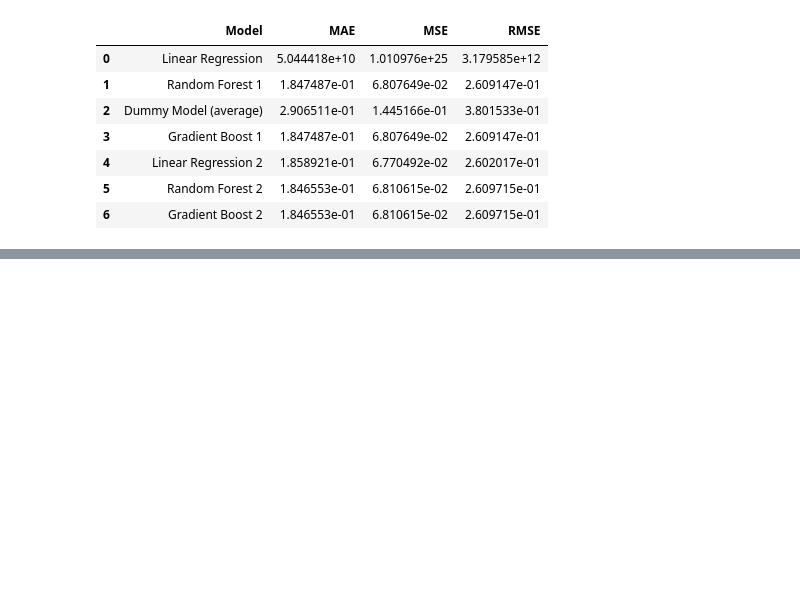
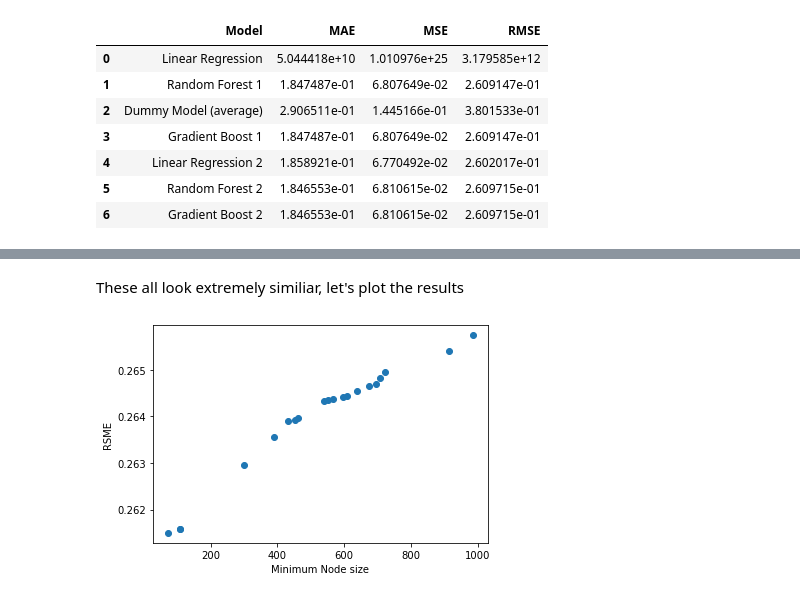
Before and after one commit to shahinrostami/Shopify-CLV, a Jupyter notebook: Cap2_PreProcessing_Modeling.ipynb, the cells around one changed output, grey strips where cells are left out. Drawn from its saved outputs; the diff is of its cells as text; code cells hidden in the pictures; blank space fills up the shorter version.

Commit message:
Add files via upload
Updated modeling to include hyperparameters for GB and RF Regressions. May consider other or different hyperparameters before finishing modeling.

```diff
--- a/Cap2_PreProcessing_Modeling.ipynb
+++ b/Cap2_PreProcessing_Modeling.ipynb
@@ -643,0 +648,21 @@ perform
+# %%
+import random
+node_size = random.sample(range(10,1000), 20)
+
+perform_h = pd.DataFrame(columns=['Model', 'Node_size', 'MAE', 'MSE', 'RMSE'])
+
+# loops through the number of leaves
+for n in node_size:
+    reg_h = RandomForestRegressor(min_samples_leaf=n, random_state=33)
+    model_rf_h = reg_h.fit(X1_train,y_train)
+    y_pred1_rf_h = reg_h.predict(X1_test)
+    # Mean Absolute Error
+    MAE1 = mean_absolute_error(y_test, y_pred1_rf_h)
+    # Mean Squared Error
+    MSE1 = mean_squared_error(y_test, y_pred1_rf_h)
+    # root mean squared error
+    RMSE1 = MSE1**0.5
+    # add to performance DF
+    perform_h = perform_h.append({'Model':'Random Forest', 'Node_size':n, 'MAE':MAE1, 'MSE': MSE1, 'RMSE':RMSE1}, ignore_index=True)
+
+perform_h
@@ -643,0 +687,10 @@ perform
+# %% [markdown]
+These all look extremely similiar, let's plot the results
+# %%
+# plot the minimum node size versus the RSME
+plt.scatter(perform_h['Node_size'], perform_h['RMSE'])
+plt.xlabel('Minimum Node size')
+plt.ylabel('RSME')
+plt.show()
+# %% [output]
+[figure, added]
```
Also changed, not shown: parts of 17 cells of this notebook.
